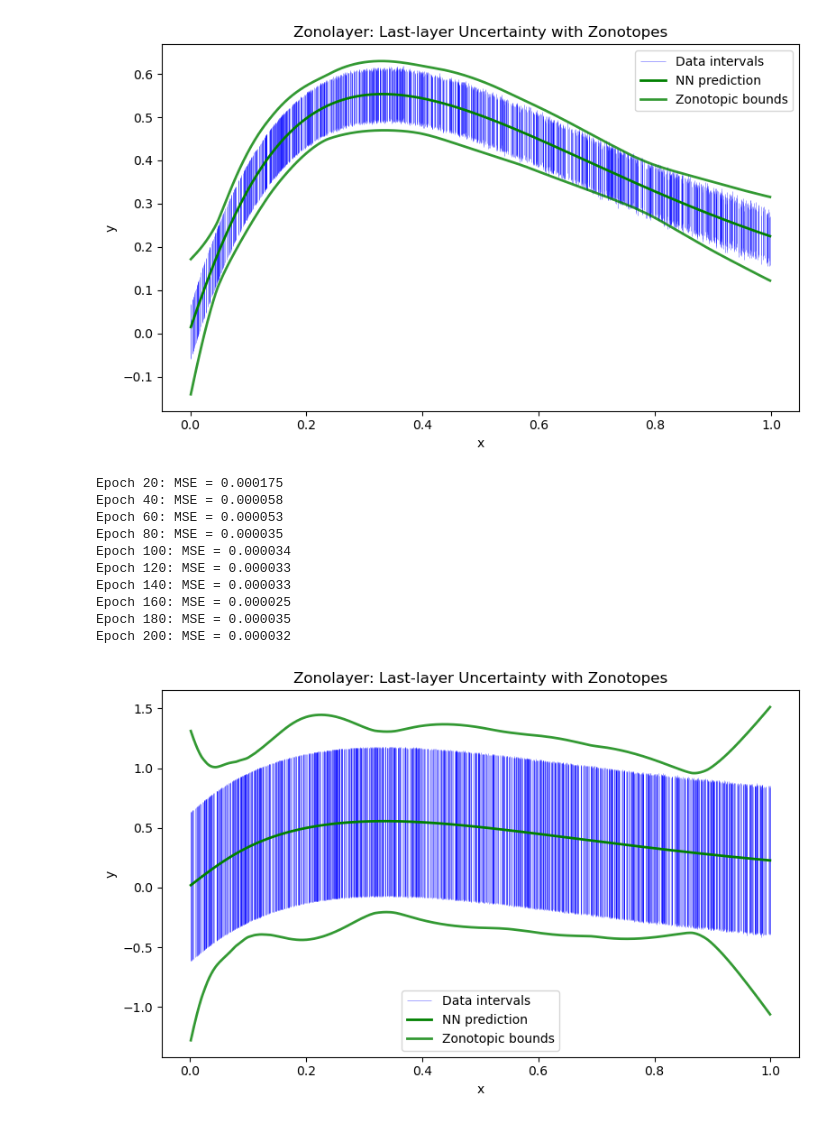
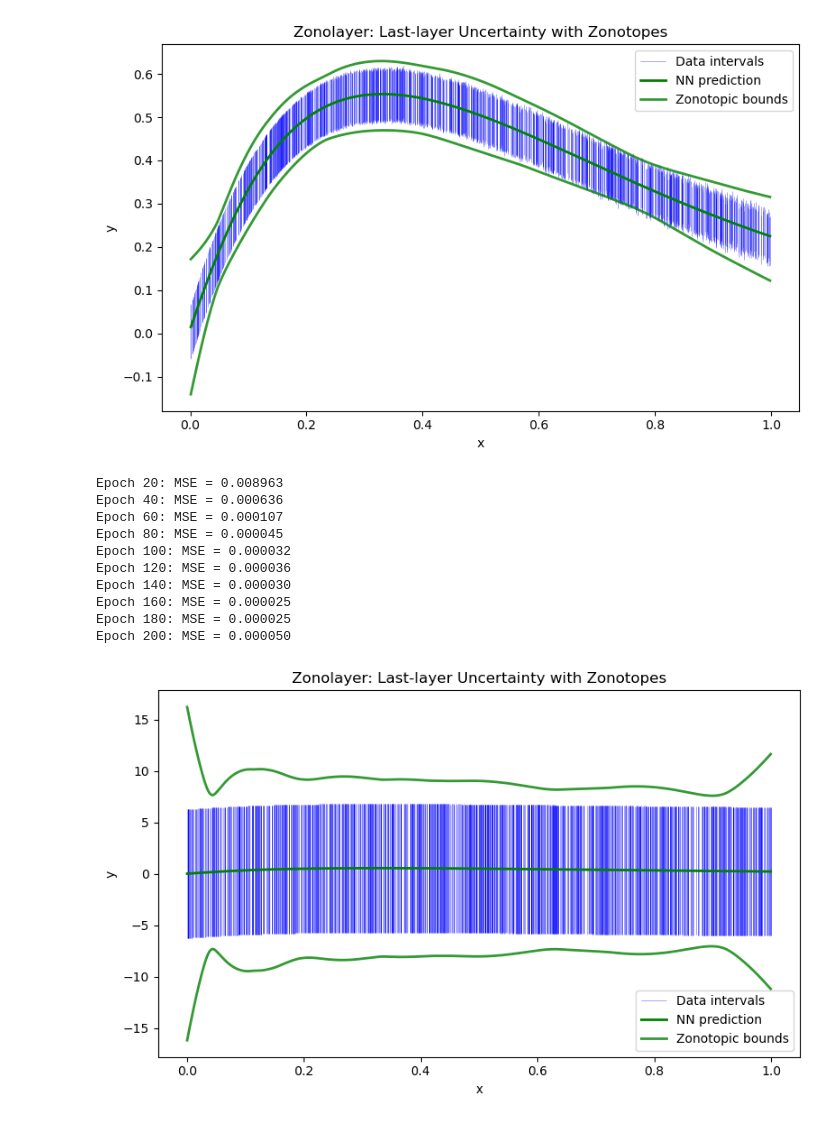
Before and after one commit to MattCodes03/zonolayer, a Jupyter notebook: examples/Effect_Of_Imprecison_Increase.ipynb, the cells around one changed output. Saved outputs shown, nothing was run; the diff lists cells and outputs as text; code cells hidden in the pictures.

```diff
--- a/examples/Effect_Of_Imprecison_Increase.ipynb
+++ b/examples/Effect_Of_Imprecison_Increase.ipynb
@@ -229,7 +229,7 @@ def nonlinear_data(n):
     x = np.random.rand(n_samples)
     w = np.random.normal(0, 0.025, n_samples)
     y = 0.3 * (15 * x * np.exp(-3 * x) + w * x)
-    y_radius = (1/160) * (np.abs(x - 50) + 50)
+    y_radius = (1/160) * (np.abs(x - 500) + 500)
     y_lower = y - y_radius
     y_upper = y + y_radius
 
@@ -265,40 +265,40 @@ x_sorted, idx = torch.sort(x_t, dim=0)
 y_lb_sorted = y_lb_t[idx]
 y_ub_sorted = y_ub_t[idx]
 
 plt.vlines(x_sorted.numpy().flatten(),
            y_lb_sorted.numpy().flatten(),
            y_ub_sorted.numpy().flatten(),
            color='blue', alpha=.5, linewidth=0.5,
            label='Data intervals')
 
 # Plot NN prediction
 plt.plot(x_plot.numpy(), centre_pred, color='green', lw=2, label='NN prediction', zorder=5)
 
 plt.plot(x_plot.numpy(), y_lower_pred, 'g', lw=2, label='Zonotopic bounds', alpha=0.8)
 plt.plot(x_plot.numpy(), y_upper_pred, 'g', lw=2, label='__nolegend__', alpha=0.8)
 
 #plt.fill_between(x_plot.numpy(), y_lower_pred, y_upper_pred, color='red', alpha=0.3, label='Zonotope expectation band')
 
 # plt.plot(x_plot.numpy(), pi_lower, 'r--', lw=0.7,
 #          label='Prediction interval', alpha=0.8)
 # plt.plot(x_plot.numpy(), pi_upper, 'r--', lw=0.7,
 #          label='__nolegend__', alpha=0.8)
 
 plt.legend()
 plt.title("Zonolayer: Last-layer Uncertainty with Zonotopes")
 plt.xlabel("x")
 plt.ylabel("y")
 plt.tight_layout()
 plt.show()
 # %% [output]
-Epoch 20: MSE = 0.000175
-Epoch 40: MSE = 0.000058
-Epoch 60: MSE = 0.000053
-Epoch 80: MSE = 0.000035
-Epoch 100: MSE = 0.000034
-Epoch 120: MSE = 0.000033
-Epoch 140: MSE = 0.000033
+Epoch 20: MSE = 0.008963
+Epoch 40: MSE = 0.000636
+Epoch 60: MSE = 0.000107
+Epoch 80: MSE = 0.000045
+Epoch 100: MSE = 0.000032
+Epoch 120: MSE = 0.000036
+Epoch 140: MSE = 0.000030
 Epoch 160: MSE = 0.000025
-Epoch 180: MSE = 0.000035
-Epoch 200: MSE = 0.000032
+Epoch 180: MSE = 0.000025
+Epoch 200: MSE = 0.000050
-[figure, old version]
+[figure, new version]
```
